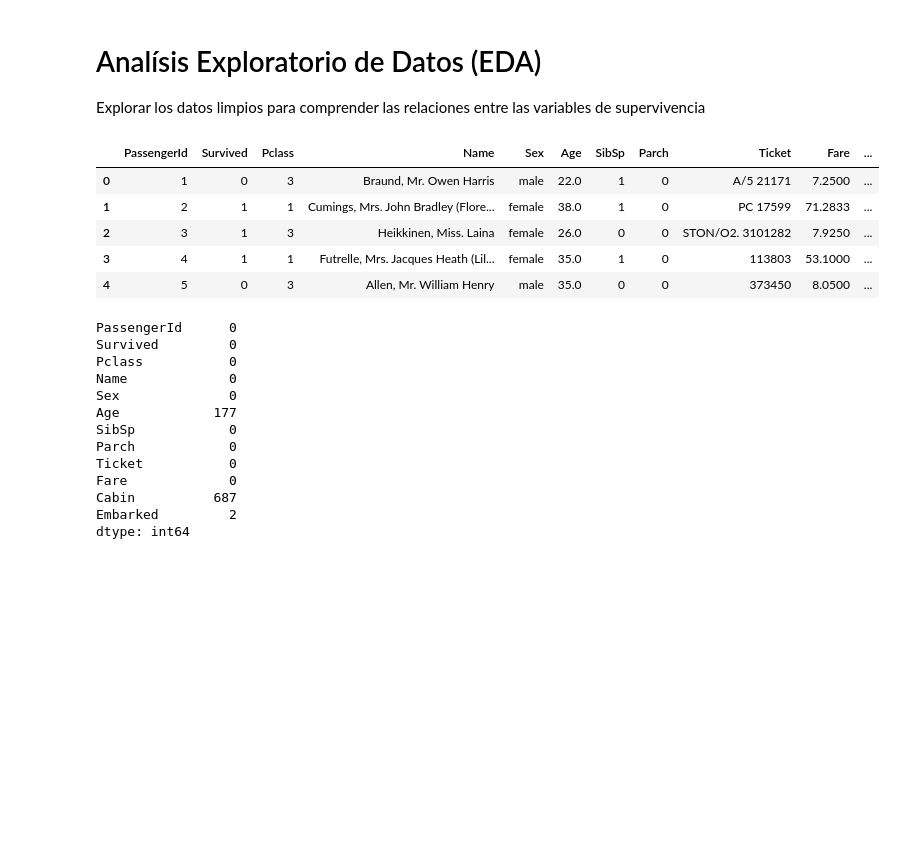
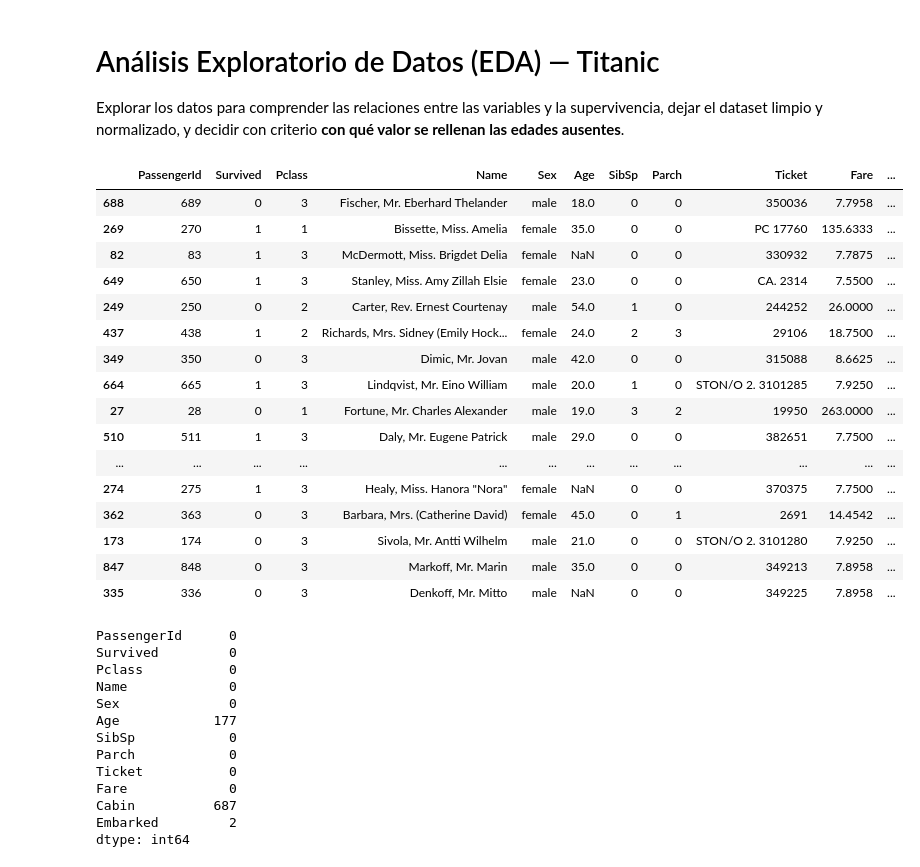
Before and after one commit to HugoAI23/titanic_llm, a Jupyter notebook: EDA.ipynb, the cells around one changed output. Cells and saved outputs as stored; diff of their text form; code cells hidden in the pictures; blank space fills up the shorter version.

```diff
--- a/EDA.ipynb
+++ b/EDA.ipynb
@@ -1,21 +1,33 @@
 # %% [markdown]
-# Analísis Exploratorio de Datos (EDA)
+# Análisis Exploratorio de Datos (EDA) — Titanic
 
-Explorar los datos limpios para comprender las relaciones entre las variables de supervivencia
+Explorar los datos para comprender las relaciones entre las variables y la supervivencia,
+dejar el dataset limpio y normalizado, y decidir con criterio **con qué valor se rellenan las edades ausentes**.
 # %%
 import pandas as pd
 import seaborn as sns
 import matplotlib.pyplot as plt
 
 df = pd.read_csv('data/titanic_data_dirty.csv')
-df.head()
+df.sample(20)
 # %% [output]
 |  | PassengerId | Survived | Pclass | Name | Sex | Age | SibSp | Parch | Ticket | Fare | ... |
-| 0 | 1 | 0 | 3 | Braund, Mr. Owen Harris | male | 22.0 | 1 | 0 | A/5 21171 | 7.2500 | ... |
-| 1 | 2 | 1 | 1 | Cumings, Mrs. John Bradley (Flore... | female | 38.0 | 1 | 0 | PC 17599 | 71.2833 | ... |
-| 2 | 3 | 1 | 3 | Heikkinen, Miss. Laina | female | 26.0 | 0 | 0 | STON/O2. 3101282 | 7.9250 | ... |
-| 3 | 4 | 1 | 1 | Futrelle, Mrs. Jacques Heath (Lil... | female | 35.0 | 1 | 0 | 113803 | 53.1000 | ... |
-| 4 | 5 | 0 | 3 | Allen, Mr. William Henry | male | 35.0 | 0 | 0 | 373450 | 8.0500 | ... |
+| 688 | 689 | 0 | 3 | Fischer, Mr. Eberhard Thelander | male | 18.0 | 0 | 0 | 350036 | 7.7958 | ... |
+| 269 | 270 | 1 | 1 | Bissette, Miss. Amelia | female | 35.0 | 0 | 0 | PC 17760 | 135.6333 | ... |
+| 82 | 83 | 1 | 3 | McDermott, Miss. Brigdet Delia | female | NaN | 0 | 0 | 330932 | 7.7875 | ... |
+| 649 | 650 | 1 | 3 | Stanley, Miss. Amy Zillah Elsie | female | 23.0 | 0 | 0 | CA. 2314 | 7.5500 | ... |
+| 249 | 250 | 0 | 2 | Carter, Rev. Ernest Courtenay | male | 54.0 | 1 | 0 | 244252 | 26.0000 | ... |
+| 437 | 438 | 1 | 2 | Richards, Mrs. Sidney (Emily Hock... | female | 24.0 | 2 | 3 | 29106 | 18.7500 | ... |
+| 349 | 350 | 0 | 3 | Dimic, Mr. Jovan | male | 42.0 | 0 | 0 | 315088 | 8.6625 | ... |
+| 664 | 665 | 1 | 3 | Lindqvist, Mr. Eino William | male | 20.0 | 1 | 0 | STON/O 2. 3101285 | 7.9250 | ... |
+| 27 | 28 | 0 | 1 | Fortune, Mr. Charles Alexander | male | 19.0 | 3 | 2 | 19950 | 263.0000 | ... |
+| 510 | 511 | 1 | 3 | Daly, Mr. Eugene Patrick | male | 29.0 | 0 | 0 | 382651 | 7.7500 | ... |
+| ... | ... | ... | ... | ... | ... | ... | ... | ... | ... | ... | ... |
+| 274 | 275 | 1 | 3 | Healy, Miss. Hanora "Nora" | female | NaN | 0 | 0 | 370375 | 7.7500 | ... |
+| 362 | 363 | 0 | 3 | Barbara, Mrs. (Catherine David) | female | 45.0 | 0 | 1 | 2691 | 14.4542 | ... |
+| 173 | 174 | 0 | 3 | Sivola, Mr. Antti Wilhelm | male | 21.0 | 0 | 0 | STON/O 2. 3101280 | 7.9250 | ... |
+| 847 | 848 | 0 | 3 | Markoff, Mr. Marin | male | 35.0 | 0 | 0 | 349213 | 7.8958 | ... |
+| 335 | 336 | 0 | 3 | Denkoff, Mr. Mitto | male | NaN | 0 | 0 | 349225 | 7.8958 | ... |
 # %%
 df.isna().sum()
 # %% [output]
```
Also changed, not shown: parts of 57 cells of this notebook.
